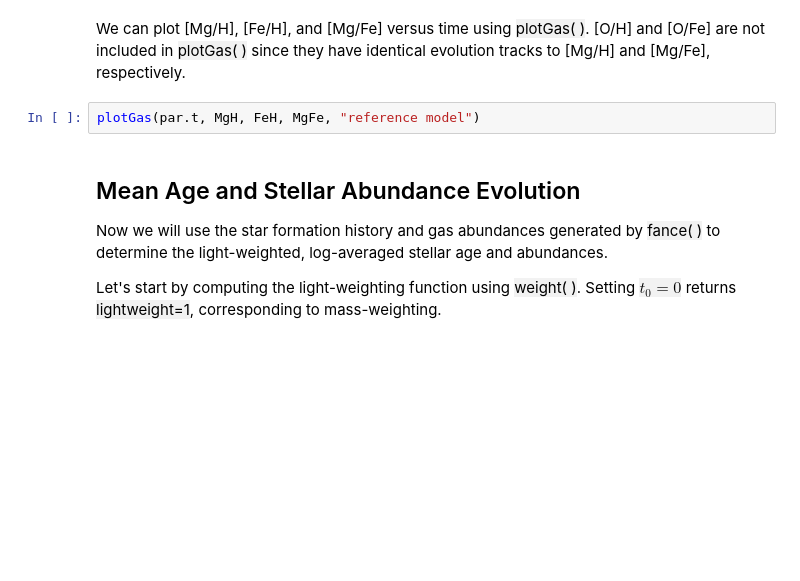
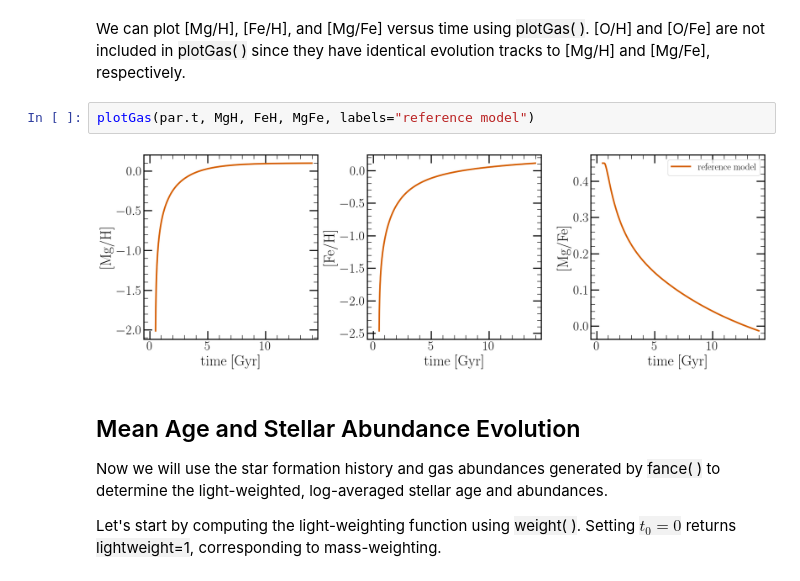
Before and after one commit to nmgountanis/fanCE, a Jupyter notebook: tutorials/tutorial_fanCE.ipynb, the cells around one changed output. Saved outputs shown, nothing was run; the diff lists cells and outputs as text; blank space fills up the shorter version.

```diff
--- a/tutorials/tutorial_fanCE.ipynb
+++ b/tutorials/tutorial_fanCE.ipynb
@@ -38,7 +32,9 @@ plotSFH(par.t, sfr, label="reference model")
 # %% [markdown]
 We can plot [Mg/H], [Fe/H], and [Mg/Fe] versus time using <span style="background-color: #F2F2F2">plotGas( )</span>. [O/H] and [O/Fe] are not included in <span style="background-color: #F2F2F2">plotGas( )</span> since they have identical evolution tracks to [Mg/H] and [Mg/Fe], respectively.
 # %%
-plotGas(par.t, MgH, FeH, MgFe, "reference model")
+plotGas(par.t, MgH, FeH, MgFe, labels="reference model")
+# %% [output]
+[figure, added]
 # %% [markdown]
 ## Mean Age and Stellar Abundance Evolution
 
```
Also changed, not shown: parts of 3 cells of this notebook.
